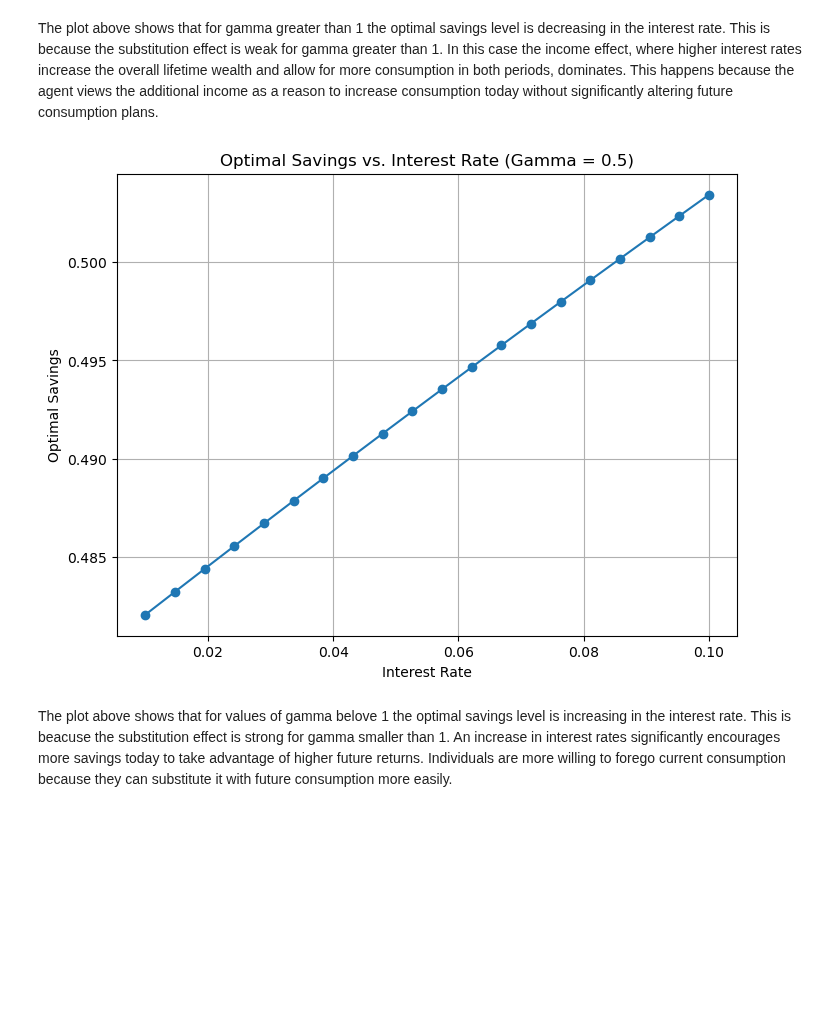
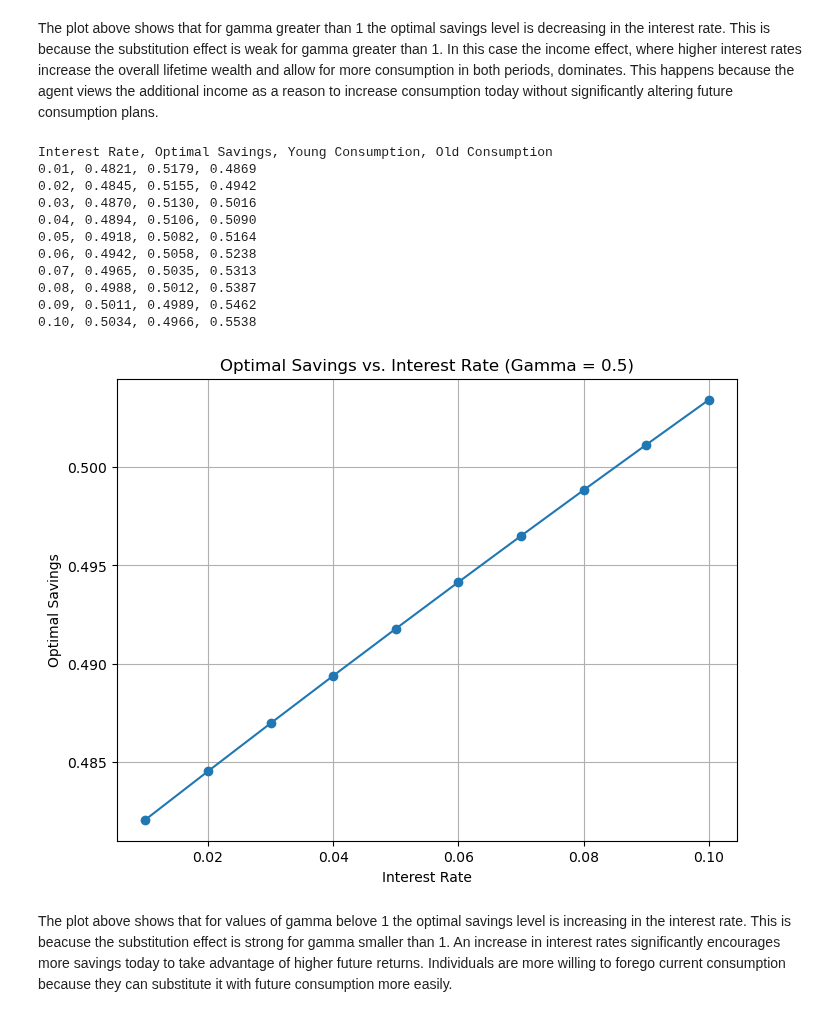
Before and after one commit to NumEconCopenhagen/projects-2024-anton-og-phillip, a Jupyter notebook: modelproject/modelproject.ipynb, the cells around one changed output. Saved outputs shown, nothing was run; the diff lists cells and outputs as text; code cells hidden in the pictures; blank space fills up the shorter version.

```diff
--- a/modelproject/modelproject.ipynb
+++ b/modelproject/modelproject.ipynb
@@ -195,6 +237,8 @@ import matplotlib.pyplot as plt
 
 # CRRA Utility Function (non-logarithmic case)
 def utility_crra(c, gamma):
+    if c <= 0:  # Ensure non-negative consumption
+        return -np.inf
     return (c**(1 - gamma) - 1) / (1 - gamma)
 
 # Objective function for young agents with CRRA utility
@@ -203,7 +247,7 @@ def objective_savings_crra(s, wage, interest_rate, beta, gamma):
     c_o = (1 + interest_rate) * s  # Consumption while old
 
     if c_y <= 0 or c_o <= 0:
-        return -np.inf  # Invalid consumption levels
+        return -np.inf  # Avoid non-positive consumption levels
 
     total_utility = utility_crra(c_y, gamma) + beta * utility_crra(c_o, gamma)
     return total_utility
@@ -214,7 +258,7 @@ def find_optimal_savings_crra(wage, interest_rate, beta, gamma):
     num_iterations = 100
     tolerance = 1e-6
 
-    for _ in range(num_iterations):
+    while s_upper - s_lower > tolerance:
         s_mid = (s_lower + s_upper) / 2.0
         grad_left = (objective_savings_crra(s_lower, wage, interest_rate, beta, gamma) -
                      objective_savings_crra(s_mid, wage, interest_rate, beta, gamma)) / (s_mid - s_lower)
@@ -226,20 +270,22 @@ def find_optimal_savings_crra(wage, interest_rate, beta, gamma):
         else:
             s_lower = s_mid
 
-        if abs(s_upper - s_lower) < tolerance:
-            break
-
     optimal_savings = (s_lower + s_upper) / 2.0
-    return optimal_savings
+    return optimal_savings, wage - optimal_savings, (1 + interest_rate) * optimal_savings
 
 # Visualize optimal savings for different interest rates with a fixed CRRA gamma value
 def plot_savings_interest_rate():
     wage = 1.0
     beta = 0.96
     gamma = 2.0  # Fixed level of risk aversion (non-logarithmic)
-    interest_rates = np.linspace(0.01, 0.1, 20)  # Interest rate range from 0.01 to 0.1
+    interest_rates = np.linspace(0.01, 0.1, 10)  # Interest rate range from 0.01 to 0.1
 
-    optimal_savings_values = [find_optimal_savings_crra(wage, r, beta, gamma) for r in interest_rates]
+    print("Interest Rate, Optimal Savings, Young Consumption, Old Consumption")
+    optimal_savings_values = []
+    for r in interest_rates:
+        optimal_s, c_y, c_o = find_optimal_savings_crra(wage, r, beta, gamma)
+        optimal_savings_values.append(optimal_s)
+        print(f"{r:.2f}, {optimal_s:.4f}, {c_y:.4f}, {c_o:.4f}")
 
     plt.figure(figsize=(8, 6))
     plt.plot(interest_rates, optimal_savings_values, marker='o')
@@ -261,6 +318,8 @@ import matplotlib.pyplot as plt
 
 # CRRA Utility Function (non-logarithmic case)
 def utility_crra(c, gamma):
+    if c <= 0:  # Ensure non-negative consumption
+        return -np.inf
     return (c**(1 - gamma) - 1) / (1 - gamma)
 
 # Objective function for young agents with CRRA utility
@@ -269,7 +328,7 @@ def objective_savings_crra(s, wage, interest_rate, beta, gamma):
     c_o = (1 + interest_rate) * s  # Consumption while old
 
     if c_y <= 0 or c_o <= 0:
-        return -np.inf  # Invalid consumption levels
+        return -np.inf  # Avoid non-positive consumption levels
 
     total_utility = utility_crra(c_y, gamma) + beta * utility_crra(c_o, gamma)
     return total_utility
@@ -280,45 +339,58 @@ def find_optimal_savings_crra(wage, interest_rate, beta, gamma):
     num_iterations = 100
     tolerance = 1e-6
 
-    for _ in range(num_iterations):
+    while s_upper - s_lower > tolerance:
         s_mid = (s_lower + s_upper) / 2.0
         grad_left = (objective_savings_crra(s_lower, wage, interest_rate, beta, gamma) -
                      objective_savings_crra(s_mid, wage, interest_rate, beta, gamma)) / (s_mid - s_lower)
         grad_right = (objective_savings_crra(s_upper, wage, interest_rate, beta, gamma) -
                       objective_savings_crra(s_mid, wage, interest_rate, beta, gamma)) / (s_upper - s_mid)
 
         if grad_left > grad_right:
             s_upper = s_mid
         else:
             s_lower = s_mid
 
-        if abs(s_upper - s_lower) < tolerance:
-            break
-
     optimal_savings = (s_lower + s_upper) / 2.0
-    return optimal_savings
+    return optimal_savings, wage - optimal_savings, (1 + interest_rate) * optimal_savings
 
 # Visualize optimal savings for different interest rates with a fixed CRRA gamma value
 def plot_savings_interest_rate():
     wage = 1.0
     beta = 0.96
     gamma = 0.5  # Fixed level of risk aversion (non-logarithmic)
-    interest_rates = np.linspace(0.01, 0.1, 20)  # Interest rate range from 0.01 to 0.1
+    interest_rates = np.linspace(0.01, 0.1, 10)  # Interest rate range from 0.01 to 0.1
 
-    optimal_savings_values = [find_optimal_savings_crra(wage, r, beta, gamma) for r in interest_rates]
+    print("Interest Rate, Optimal Savings, Young Consumption, Old Consumption")
+    optimal_savings_values = []
+    for r in interest_rates:
+        optimal_s, c_y, c_o = find_optimal_savings_crra(wage, r, beta, gamma)
+        optimal_savings_values.append(optimal_s)
+        print(f"{r:.2f}, {optimal_s:.4f}, {c_y:.4f}, {c_o:.4f}")
 
     plt.figure(figsize=(8, 6))
     plt.plot(interest_rates, optimal_savings_values, marker='o')
     plt.xlabel('Interest Rate')
     plt.ylabel('Optimal Savings')
     plt.title(f'Optimal Savings vs. Interest Rate (Gamma = {gamma})')
     plt.grid(True)
     plt.show()
 
 # Visualize how interest rates affect the optimal savings with CRRA utility
 plot_savings_interest_rate()
 # %% [output]
+Interest Rate, Optimal Savings, Young Consumption, Old Consumption
+0.01, 0.4821, 0.5179, 0.4869
+0.02, 0.4845, 0.5155, 0.4942
+0.03, 0.4870, 0.5130, 0.5016
+0.04, 0.4894, 0.5106, 0.5090
+0.05, 0.4918, 0.5082, 0.5164
+0.06, 0.4942, 0.5058, 0.5238
+0.07, 0.4965, 0.5035, 0.5313
+0.08, 0.4988, 0.5012, 0.5387
+0.09, 0.5011, 0.4989, 0.5462
+0.10, 0.5034, 0.4966, 0.5538
-[figure, old version]
+[figure, new version]
 # %% [markdown]
 The plot above shows that for values of gamma belove 1 the optimal savings level is increasing in the interest rate. This is beacuse the substitution effect is strong for gamma smaller than 1. An increase in interest rates significantly encourages more savings today to take advantage of higher future returns. Individuals are more willing to forego current consumption because they can substitute it with future consumption more easily.
 # %% [markdown]
```
Also changed, not shown: parts of 4 cells of this notebook.
